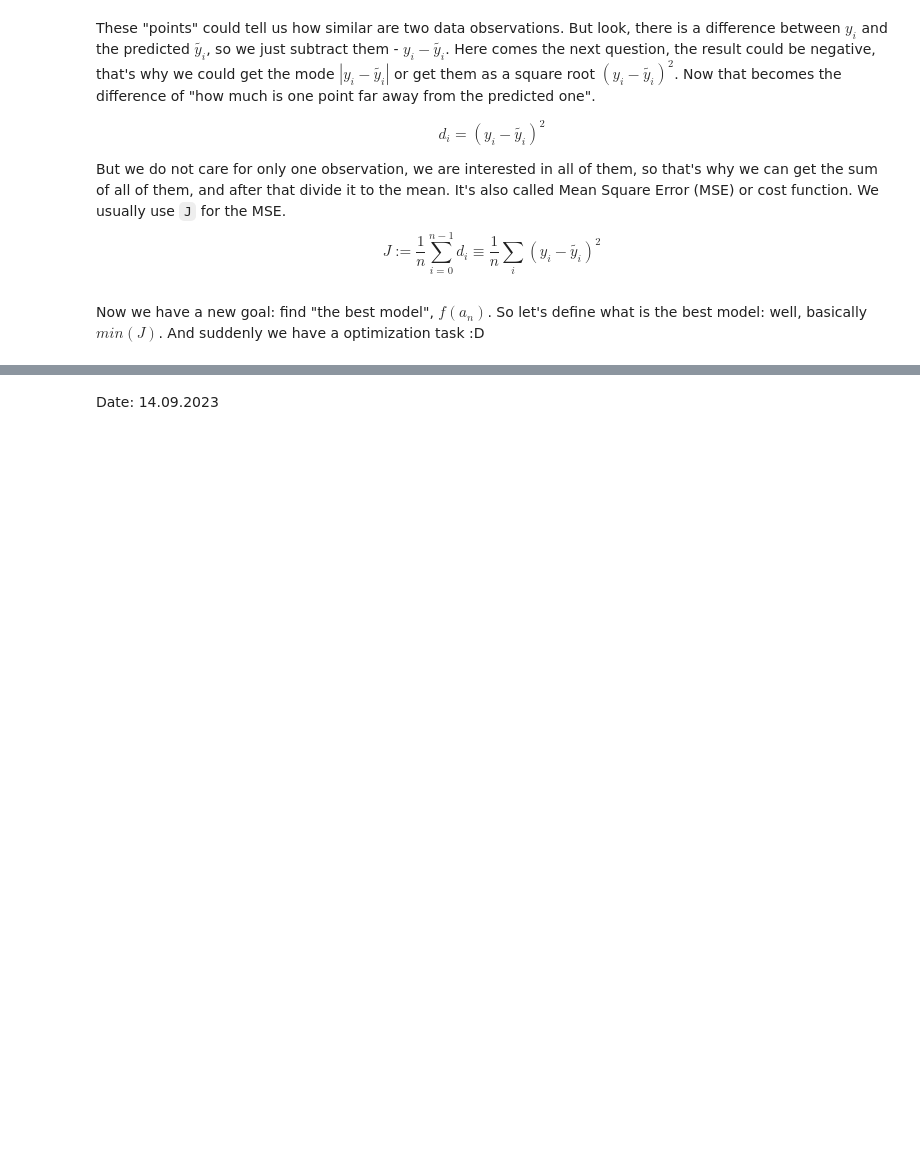
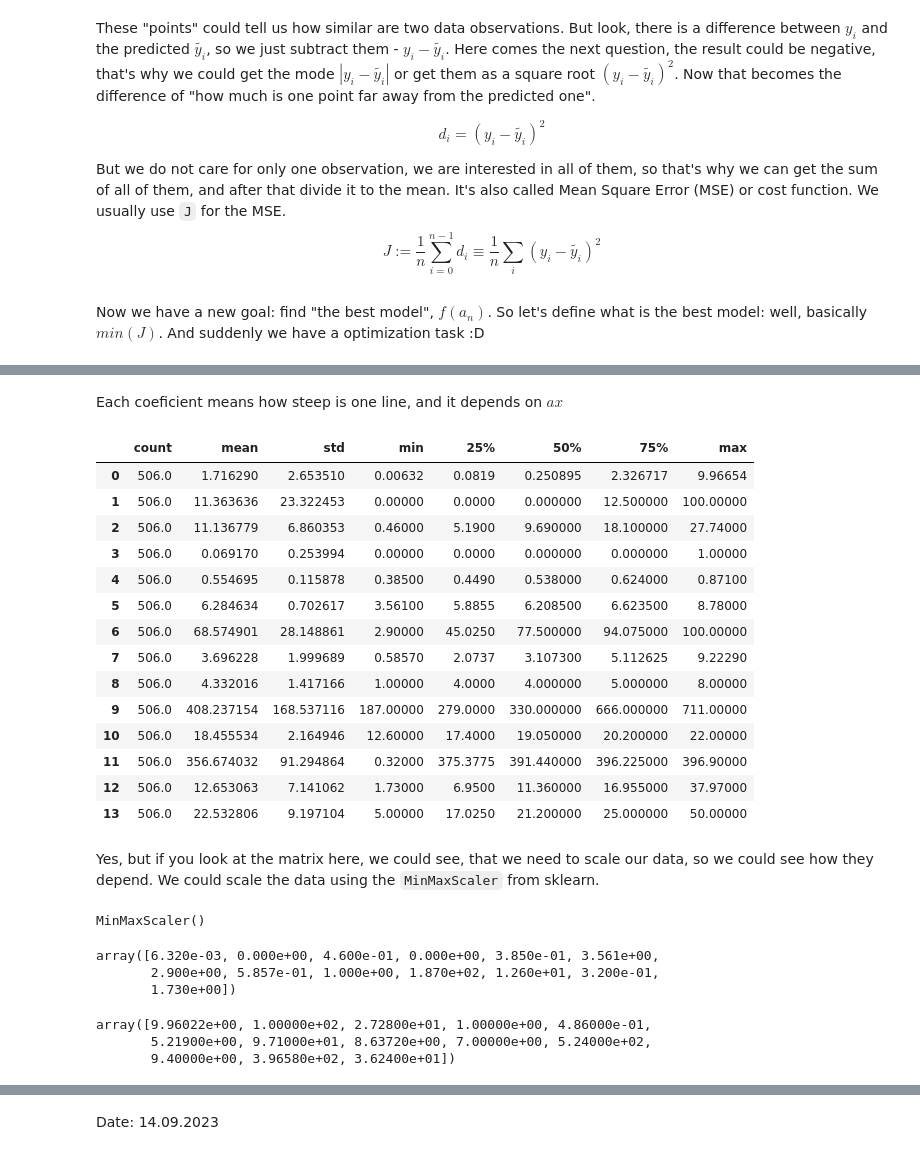
Before and after one commit to Deyan2306/AI, a Jupyter notebook: Machine-Learning/02. Linear and Logistic Regression/02. Linear and Logistic Regression Lecture.ipynb, the cells around one changed output, grey strips where cells are left out. Drawn from its saved outputs; the diff is of its cells as text; code cells hidden in the pictures; blank space fills up the shorter version.

```diff
--- a/Machine-Learning/02. Linear and Logistic Regression/02. Linear and Logistic Regression Lecture.ipynb
+++ b/Machine-Learning/02. Linear and Logistic Regression/02. Linear and Logistic Regression Lecture.ipynb
@@ -73,0 +118,2 @@ Now we have a new goal: find "the best model", $ f(a_{n}) $. So let's define wha
+# %%
+housing_data = pd.read_fwf("https://raw.githubusercontent.com/rupakc/UCI-Data-Analysis/master/Boston%20Housing%20Dataset/Boston%20Housing/housing.data", header = None)
@@ -73,0 +244,22 @@ Now we have a new goal: find "the best model", $ f(a_{n}) $. So let's define wha
+# %% [markdown]
+Each coeficient means how steep is one line, and it depends on $ ax $
+# %%
+housing_data.describe().T
+# %% [output]
+|  | count | mean | std | min | 25% | 50% | 75% | max |
+| 0 | 506.0 | 1.716290 | 2.653510 | 0.00632 | 0.0819 | 0.250895 | 2.326717 | 9.96654 |
+| 1 | 506.0 | 11.363636 | 23.322453 | 0.00000 | 0.0000 | 0.000000 | 12.500000 | 100.00000 |
+| 2 | 506.0 | 11.136779 | 6.860353 | 0.46000 | 5.1900 | 9.690000 | 18.100000 | 27.74000 |
+| 3 | 506.0 | 0.069170 | 0.253994 | 0.00000 | 0.0000 | 0.000000 | 0.000000 | 1.00000 |
+| 4 | 506.0 | 0.554695 | 0.115878 | 0.38500 | 0.4490 | 0.538000 | 0.624000 | 0.87100 |
+| 5 | 506.0 | 6.284634 | 0.702617 | 3.56100 | 5.8855 | 6.208500 | 6.623500 | 8.78000 |
+| 6 | 506.0 | 68.574901 | 28.148861 | 2.90000 | 45.0250 | 77.500000 | 94.075000 | 100.00000 |
+| 7 | 506.0 | 3.696228 | 1.999689 | 0.58570 | 2.0737 | 3.107300 | 5.112625 | 9.22290 |
+| 8 | 506.0 | 4.332016 | 1.417166 | 1.00000 | 4.0000 | 4.000000 | 5.000000 | 8.00000 |
+| 9 | 506.0 | 408.237154 | 168.537116 | 187.00000 | 279.0000 | 330.000000 | 666.000000 | 711.00000 |
+| 10 | 506.0 | 18.455534 | 2.164946 | 12.60000 | 17.4000 | 19.050000 | 20.200000 | 22.00000 |
+| 11 | 506.0 | 356.674032 | 91.294864 | 0.32000 | 375.3775 | 391.440000 | 396.225000 | 396.90000 |
+| 12 | 506.0 | 12.653063 | 7.141062 | 1.73000 | 6.9500 | 11.360000 | 16.955000 | 37.97000 |
+| 13 | 506.0 | 22.532806 | 9.197104 | 5.00000 | 17.0250 | 21.200000 | 25.000000 | 50.00000 |
+# %% [markdown]
+Yes, but if you look at the matrix here, we could see, that we need to scale our data, so we could see how they depend. We could scale the data using the `MinMaxScaler` from sklearn.
@@ -73,0 +268,16 @@ Now we have a new goal: find "the best model", $ f(a_{n}) $. So let's define wha
+# %%
+scaler.fit(attributes)
+# %% [output]
+MinMaxScaler()
+# %%
+scaler.data_min_
+# %% [output]
+array([6.320e-03, 0.000e+00, 4.600e-01, 0.000e+00, 3.850e-01, 3.561e+00,
+       2.900e+00, 5.857e-01, 1.000e+00, 1.870e+02, 1.260e+01, 3.200e-01,
+       1.730e+00])
+# %%
+scaler.data_range_
+# %% [output]
+array([9.96022e+00, 1.00000e+02, 2.72800e+01, 1.00000e+00, 4.86000e-01,
+       5.21900e+00, 9.71000e+01, 8.63720e+00, 7.00000e+00, 5.24000e+02,
+       9.40000e+00, 3.96580e+02, 3.62400e+01])
```
Also changed, not shown: parts of 70 cells of this notebook, 2 other files.
